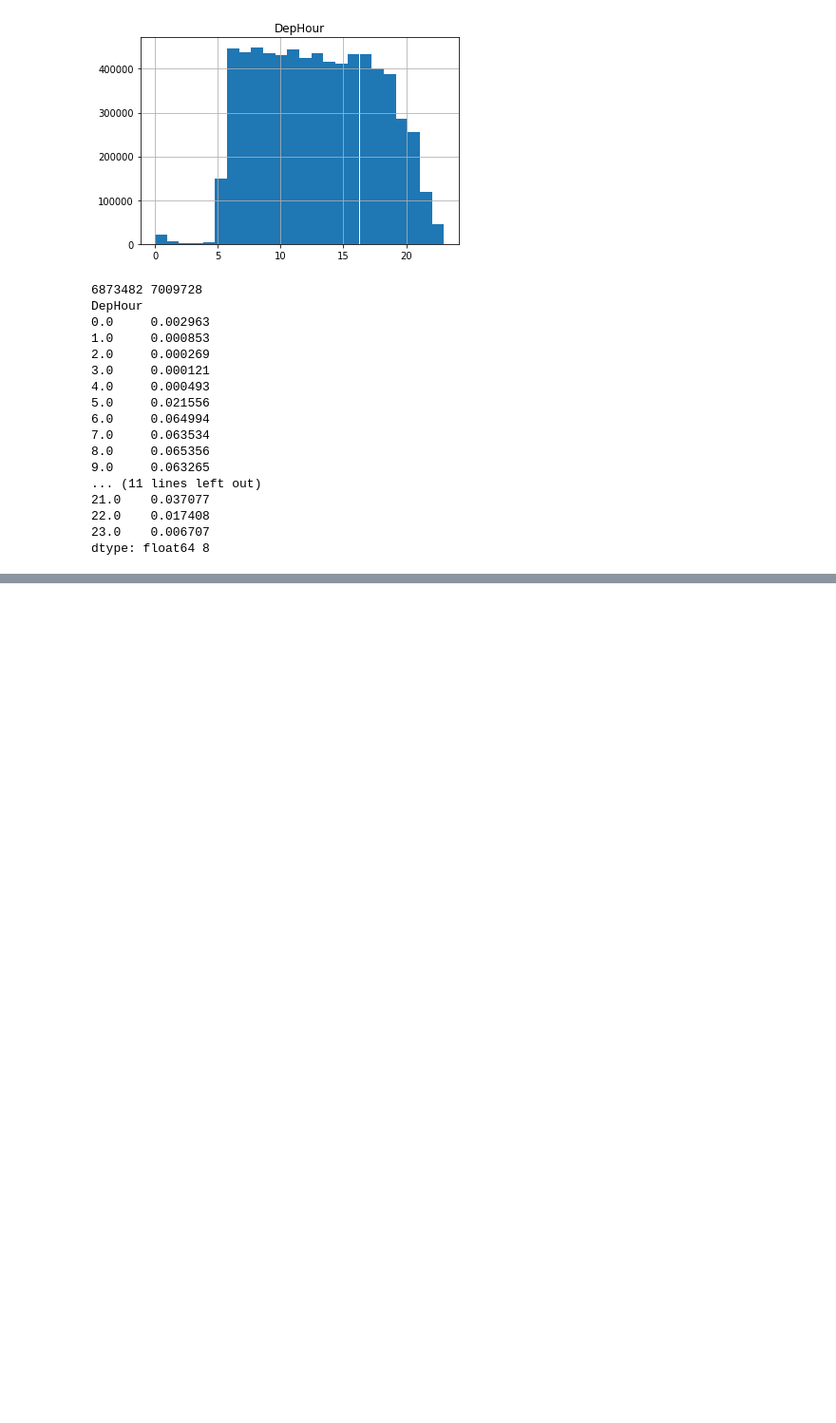
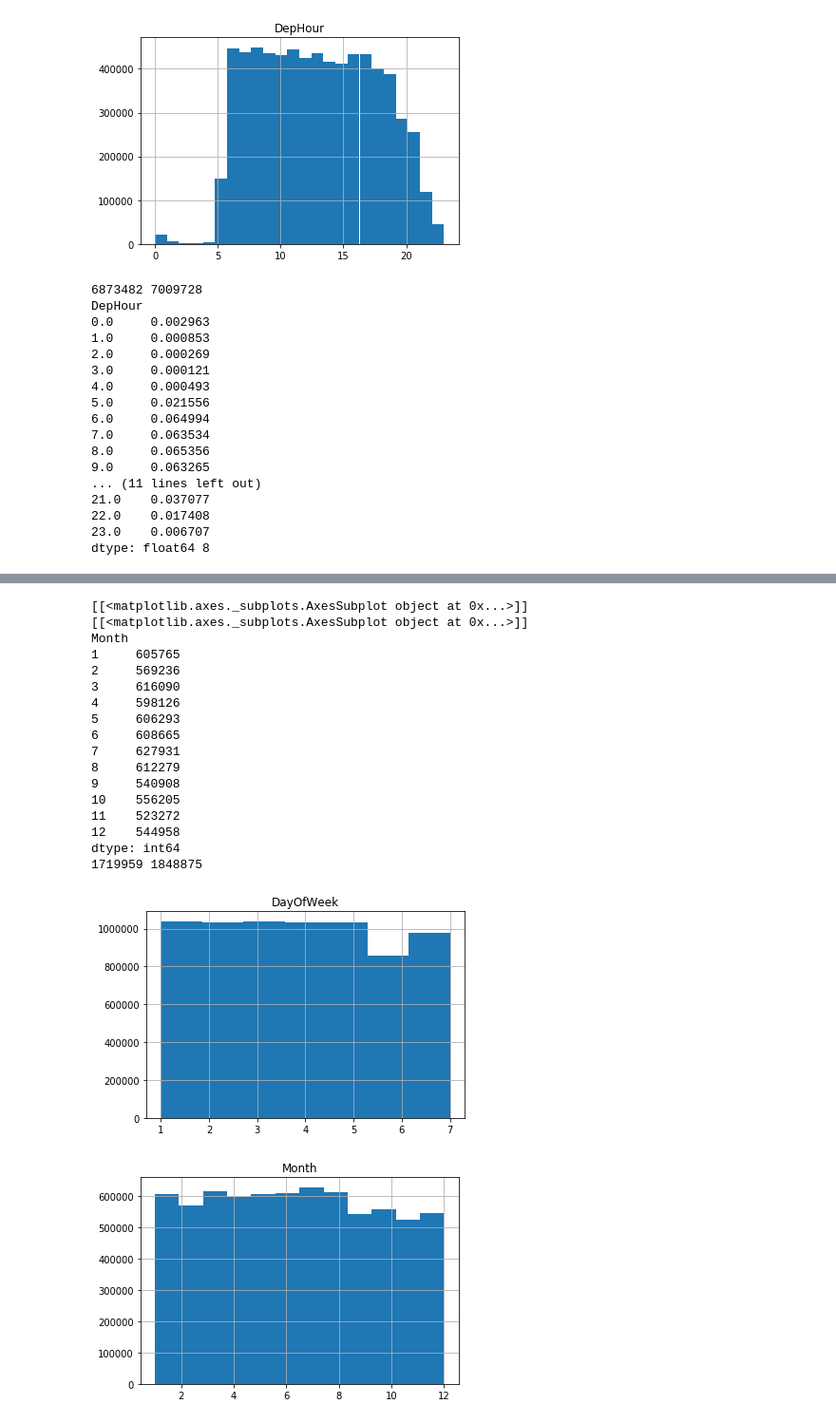
Before and after one commit to AntPon/mlcourse.ai, a Jupyter notebook: hw0.ipynb, the cells around one changed output, grey strips where cells are left out. Shown at 95% size. Saved outputs shown, nothing was run; the diff lists cells and outputs as text; code cells hidden in the pictures; blank space fills up the shorter version.

```diff
--- a/hw0.ipynb
+++ b/hw0.ipynb
@@ -215,0 +343,33 @@ flights_df.loc[flights_df['Cancelled'] == 0].groupby('DepHour').size(), flights_
+# %%
+# #16
+
+print(flights_df.hist('DayOfWeek', bins=7))
+print(flights_df.hist('Month', bins=12))
+print(flights_df.groupby('Month').size())
+
+winter_flights = flights_df.groupby('Month').size()[12] + flights_df.groupby('Month').size()[1] + flights_df.groupby('Month').size()[2]
+summer_flights = flights_df.groupby('Month').size()[6] + flights_df.groupby('Month').size()[7] + flights_df.groupby('Month').size()[8]
+
+print(winter_flights, summer_flights)
+
+# Answers: 1, 3
+# %% [output]
+[[<matplotlib.axes._subplots.AxesSubplot object at 0x...>]]
+[[<matplotlib.axes._subplots.AxesSubplot object at 0x...>]]
+Month
+1     605765
+2     569236
+3     616090
+4     598126
+5     606293
+6     608665
+7     627931
+8     612279
+9     540908
+10    556205
+11    523272
+12    544958
+dtype: int64
+1719959 1848875
+[figure, added]
+[figure, added]
```
Also changed, not shown: parts of 20 cells of this notebook.
